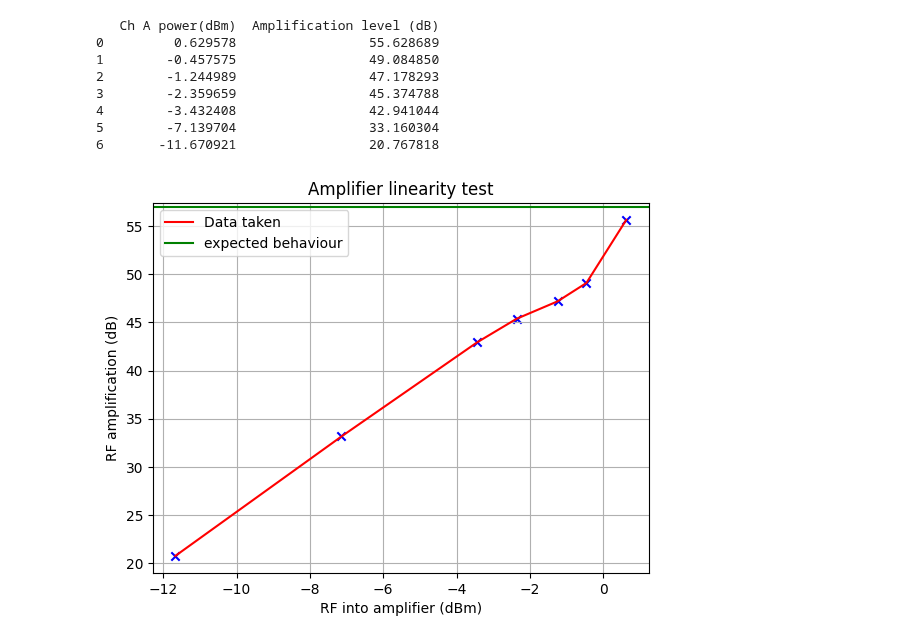
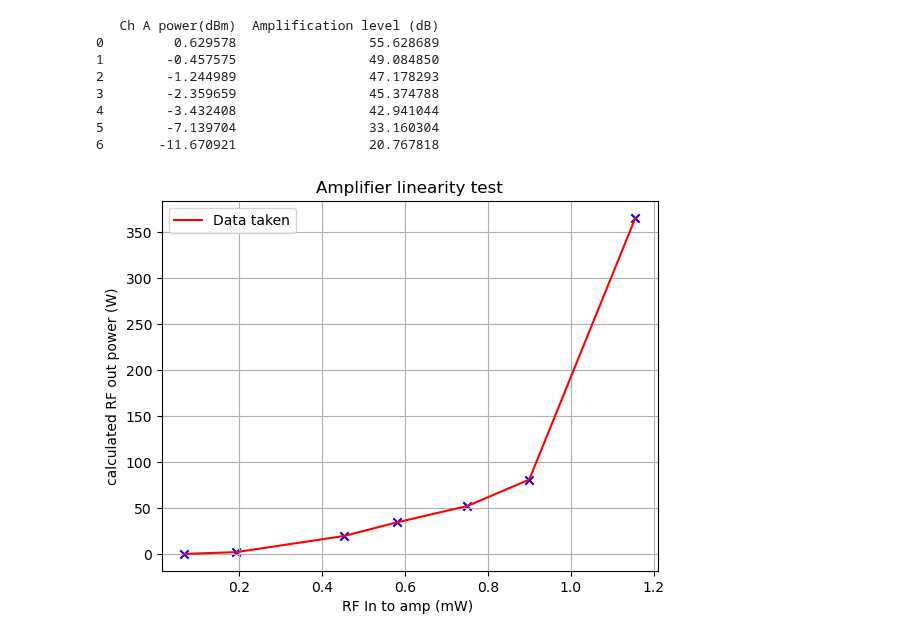
Before and after one commit to Brogan8813/strain-cell, a Jupyter notebook: NMR/Plotting and data/Amplifier linearity test/digital_amp_plotting.ipynb, the cells around one changed output. Cells and saved outputs as stored; diff of their text form; code cells hidden in the pictures.

```diff
--- a/NMR/Plotting and data/Amplifier linearity test/digital_amp_plotting.ipynb
+++ b/NMR/Plotting and data/Amplifier linearity test/digital_amp_plotting.ipynb
@@ -31,7 +31,7 @@ def custom_function(x, m, c):
 # Use the data loaded from the previous step
 x_data = data['Ch A power(dBm)'].values  # Replace 'x_column' with the actual column name for x
 y_data = data['Amplification level (dB)'].values  # Replace 'y_column' with the actual column name for y
-IN_WATTS = False #set to true if wanted
+IN_WATTS = True #set to true if wanted
 
 if IN_WATTS:
     x_data_watts =10**(x_data/10)
@@ -63,32 +63,32 @@ title = 'Amplifier linearity test'
 label = 'Data taken'
 #plt.axis([-10, 0, 0, 50])
 #plt.xlim=[-10,0]
 #plt.ylim=[0,50]
 
 if IN_WATTS:
 
     plt.plot(x_data_watts, y_data_watts, color='red', label=f'{label}')
     plt.scatter(x_data_watts, y_data_watts, marker = 'x', c='b')
     plt.xlabel('RF In to amp (mW) ')
     plt.ylabel('calculated RF out power (W)')
 else:
     plt.plot(x_data, y_data, color='red', label=f'{label}')
     plt.scatter(x_data, y_data, marker = 'x', c='b')
     plt.xlabel('RF into amplifier (dBm)')
     plt.ylabel('RF amplification (dB)')
 
 
 #Mingee suggests plotting a y=ax with a=500,118
 '''
 fit_x = np.arange(-10,1,1)
 fit_y= fit_x*4 +50
 plt.plot(fit_x, fit_y, color='green', label=f'y=4*x+50')
 '''
-plt.axhline(y = 57, color = 'g', linestyle = '-', label='expected behaviour')
+#plt.axhline(y = 57, color = 'g', linestyle = '-', label='expected behaviour')
 
 plt.title(f'{title}')
 plt.legend()
 plt.grid(True)
 plt.show()
 # %% [output]
-[figure, old version]
+[figure, new version]
```
Also changed, not shown: 2 other files.
